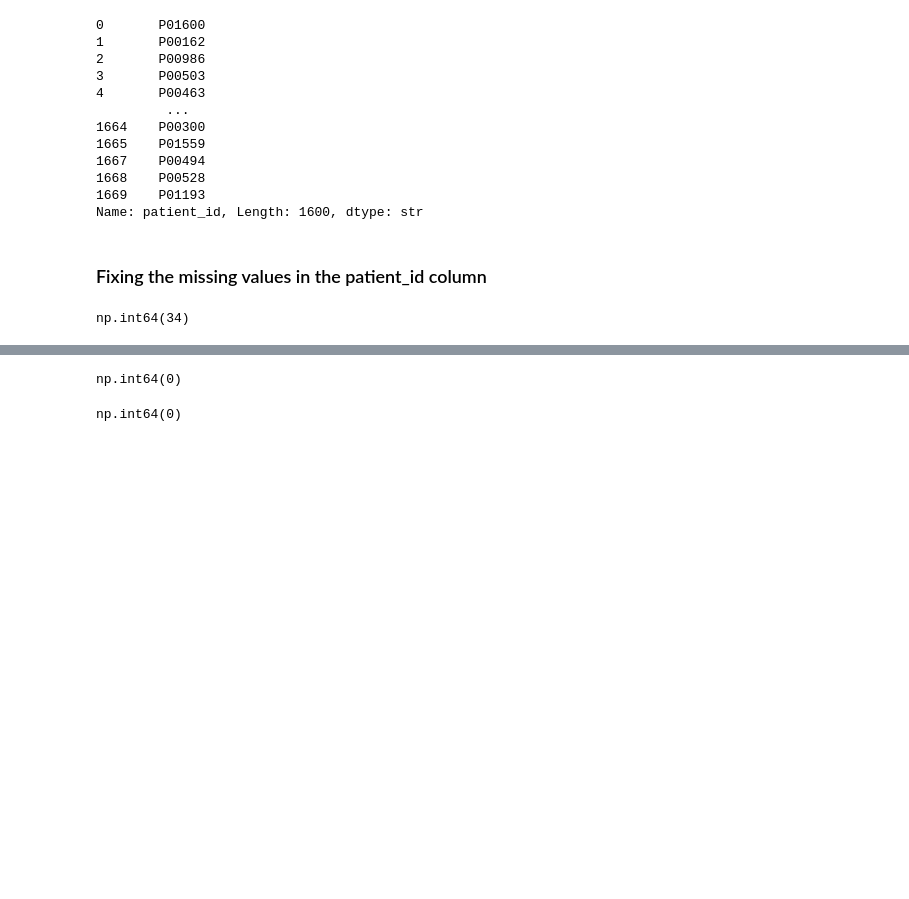
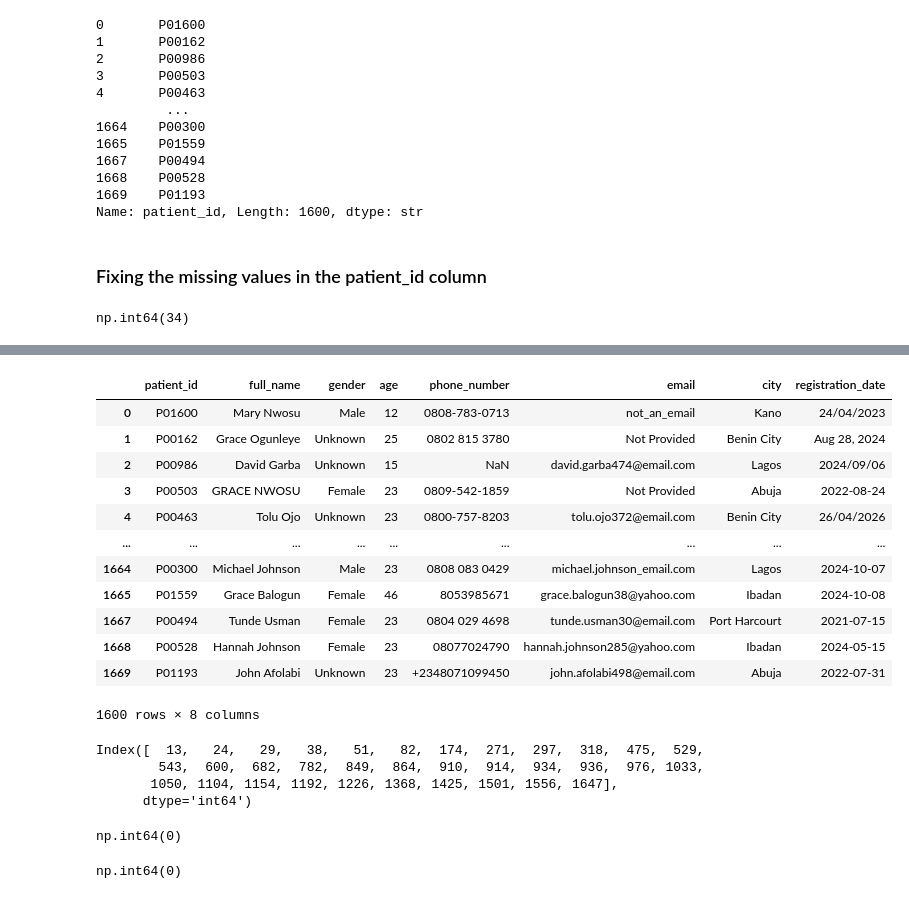
Before and after one commit to ayomikunadaramola/healthplus-hospitals-data-modernization, a Jupyter notebook: notebooks/healthplus_project.ipynb, the cells around one changed output, grey strips where cells are left out. Saved outputs shown, nothing was run; the diff lists cells and outputs as text; code cells hidden in the pictures; blank space fills up the shorter version.

```diff
--- a/notebooks/healthplus_project.ipynb
+++ b/notebooks/healthplus_project.ipynb
@@ -424,3 +442,26 @@ for i, idx in enumerate(missing_rows, start=1601):
+# %%
+patients
+# %% [output]
+|  | patient_id | full_name | gender | age | phone_number | email | city | registration_date |
+| 0 | P01600 | Mary Nwosu | Male | 12 | 0808-783-0713 | not_an_email | Kano | 24/04/2023 |
+| 1 | P00162 | Grace Ogunleye | Unknown | 25 | 0802 815 3780 | Not Provided | Benin City | Aug 28, 2024 |
+| 2 | P00986 | David Garba | Unknown | 15 | NaN | david.garba474@email.com | Lagos | 2024/09/06 |
+| 3 | P00503 | GRACE NWOSU | Female | 23 | 0809-542-1859 | Not Provided | Abuja | 2022-08-24 |
+| 4 | P00463 | Tolu Ojo | Unknown | 23 | 0800-757-8203 | tolu.ojo372@email.com | Benin City | 26/04/2026 |
+| ... | ... | ... | ... | ... | ... | ... | ... | ... |
+| 1664 | P00300 | Michael Johnson | Male | 23 | 0808 083 0429 | michael.johnson_email.com | Lagos | 2024-10-07 |
+| 1665 | P01559 | Grace Balogun | Female | 46 | 8053985671 | grace.balogun38@yahoo.com | Ibadan | 2024-10-08 |
+| 1667 | P00494 | Tunde Usman | Female | 23 | 0804 029 4698 | tunde.usman30@email.com | Port Harcourt | 2021-07-15 |
+| 1668 | P00528 | Hannah Johnson | Female | 23 | 08077024790 | hannah.johnson285@yahoo.com | Ibadan | 2024-05-15 |
+| 1669 | P01193 | John Afolabi | Unknown | 23 | +2348071099450 | john.afolabi498@email.com | Abuja | 2022-07-31 |
+1600 rows × 8 columns
+# %%
+missing_rows
+# %% [output]
+Index([  13,   24,   29,   38,   51,   82,  174,  271,  297,  318,  475,  529,
+        543,  600,  682,  782,  849,  864,  910,  914,  934,  936,  976, 1033,
+       1050, 1104, 1154, 1192, 1226, 1368, 1425, 1501, 1556, 1647],
+      dtype='int64')
 # %%
 # Verify
 patients["patient_id"].isna().sum()
```
Also changed, not shown: parts of 12 cells of this notebook, 2 other files.
